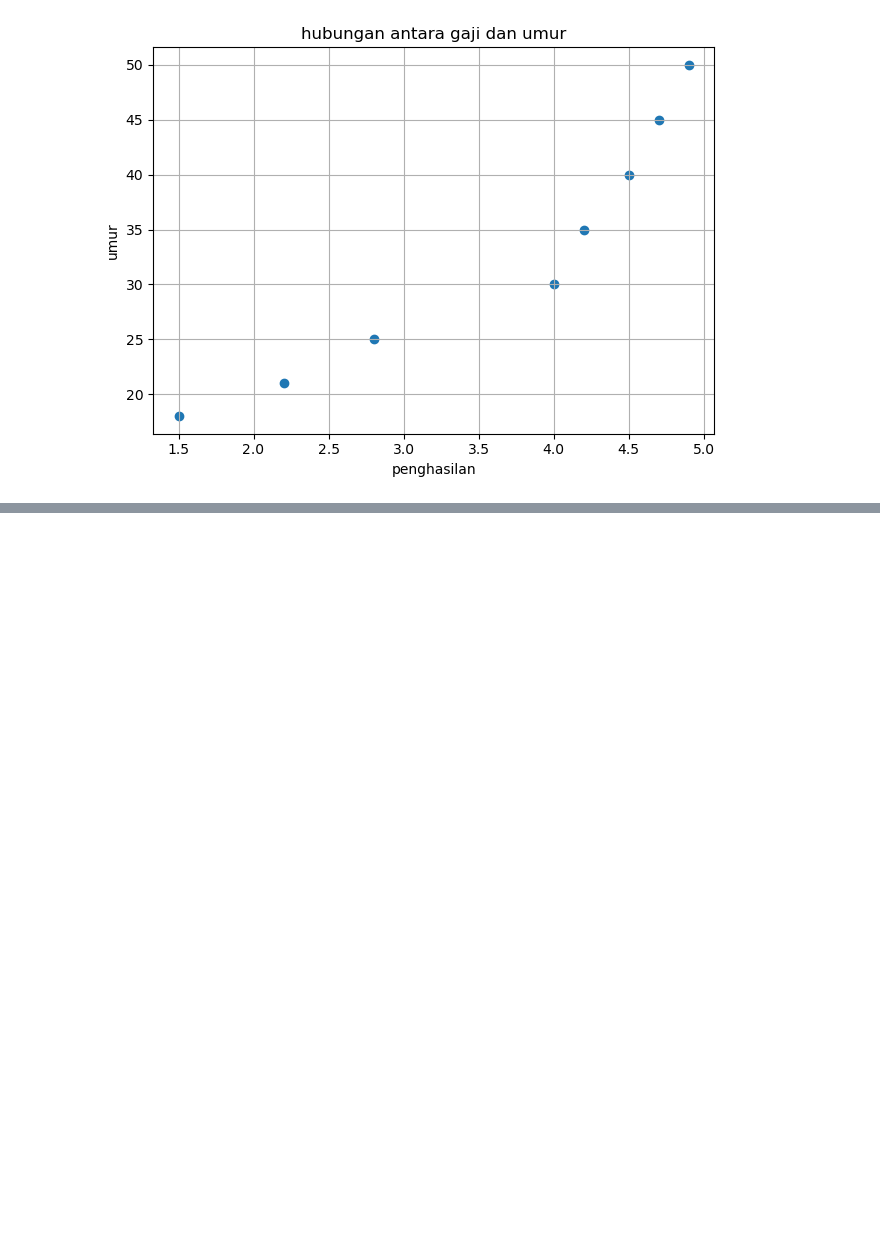
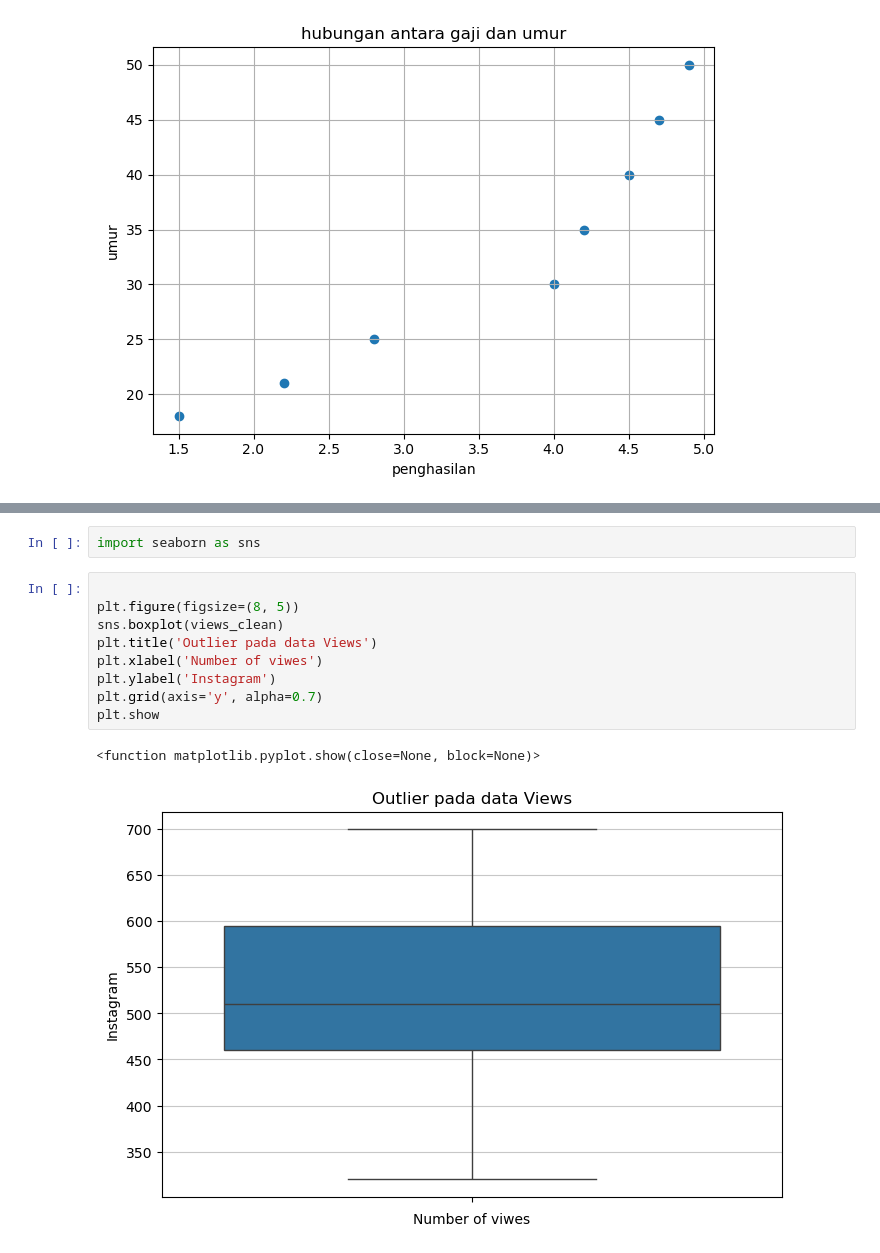
Before and after one commit to mhmmd-aziz/ML, a Jupyter notebook: week2/matplotlib.ipynb, the cells around one changed output, grey strips where cells are left out. Drawn from its saved outputs; the diff is of its cells as text; blank space fills up the shorter version.

```diff
--- a/week2/matplotlib.ipynb
+++ b/week2/matplotlib.ipynb
@@ -141,0 +215,14 @@ plt.show
+# %%
+import seaborn as sns
+# %%
+
+plt.figure(figsize=(8, 5))
+sns.boxplot(views_clean)
+plt.title('Outlier pada data Views')
+plt.xlabel('Number of viwes')
+plt.ylabel('Instagram')
+plt.grid(axis='y', alpha=0.7)
+plt.show
+# %% [output]
+<function matplotlib.pyplot.show(close=None, block=None)>
+[figure, added]
```
Also changed, not shown: parts of 20 cells of this notebook, 5 other files.
